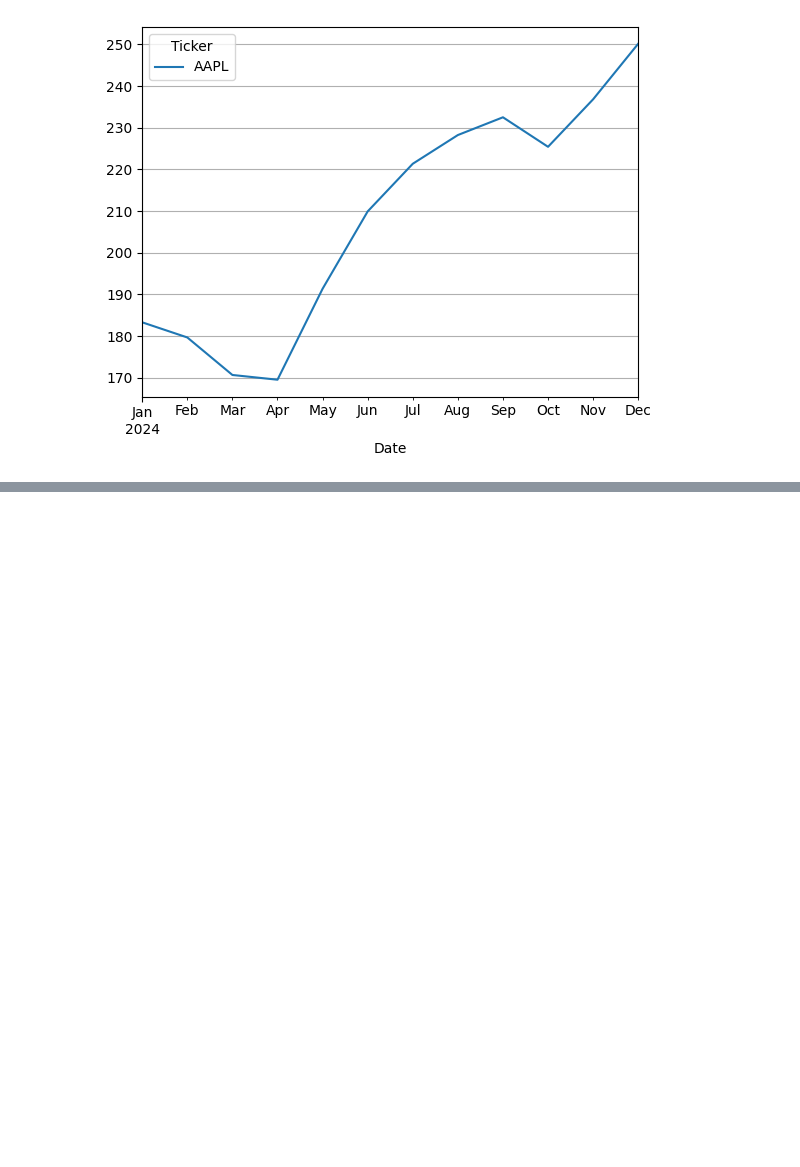
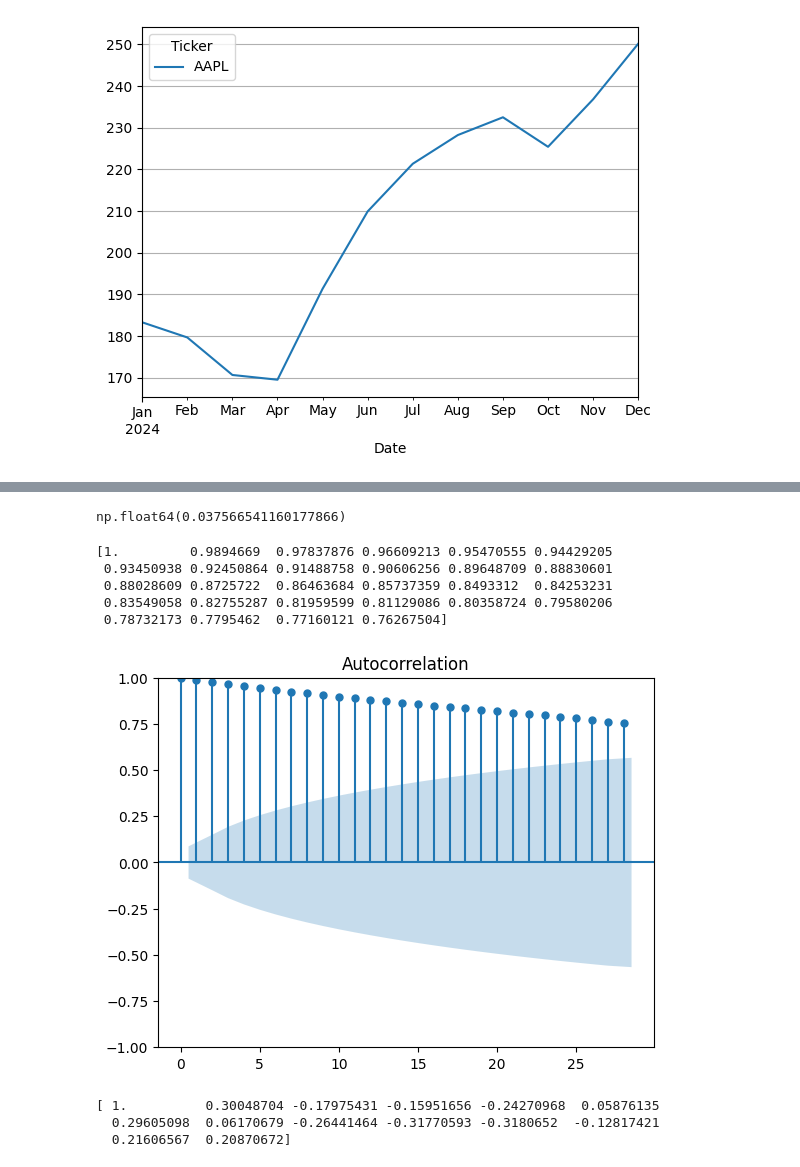
Before and after one commit to katiemackness/time-series-analysis, a Jupyter notebook: practica-es.ipynb, the cells around one changed output, grey strips where cells are left out. Drawn from its saved outputs; the diff is of its cells as text; code cells hidden in the pictures; blank space fills up the shorter version.

```diff
--- a/practica-es.ipynb
+++ b/practica-es.ipynb
@@ -167,0 +233,6 @@ rend_apple_microsoft.dropna()
+# %%
+# Períodos: 1d, 5d, 1mo, 3mo, 1y, 2y, 5y, 10y
+# intervalos: 1m, 2m, 5, 15m, 30m, 90m, 1h, 1d, 5d, 1wk, 1mo, 3mo
+apple = yf.download(tickers='aapl', period='2y', interval='1d', rounding=True)
+apple = apple['Close']
+apple
@@ -167,0 +279,6 @@ rend_apple_microsoft.dropna()
+# %%
+# Cálculo del índice de autocorelación
+autocorrelacion_dif = apple_diff['AAPL'].autocorr()
+autocorrelacion_dif
+# %% [output]
+np.float64(0.037566541160177866)
@@ -167,0 +289,22 @@ rend_apple_microsoft.dropna()
+# %%
+acf_array = acf(apple)
+print(acf_array)
+# %% [output]
+[1.         0.9894669  0.97837876 0.96609213 0.95470555 0.94429205
+ 0.93450938 0.92450864 0.91488758 0.90606256 0.89648709 0.88830601
+ 0.88028609 0.8725722  0.86463684 0.85737359 0.8493312  0.84253231
+ 0.83549058 0.82755287 0.81959599 0.81129086 0.80358724 0.79580206
+ 0.78732173 0.7795462  0.77160121 0.76267504]
+# %%
+plot_acf(apple, alpha=0.05)
+plt.show()
+# %% [output]
+[figure, added]
+# %%
+rendimientos = rendimientos.dropna()
+acf_rend = acf(rendimientos)
+print(acf_rend)
+# %% [output]
+[ 1.          0.30048704 -0.17975431 -0.15951656 -0.24270968  0.05876135
+  0.29605098  0.06170679 -0.26441464 -0.31770593 -0.3180652  -0.12817421
+  0.21606567  0.20870672]
```
Also changed, not shown: parts of 25 cells of this notebook.
